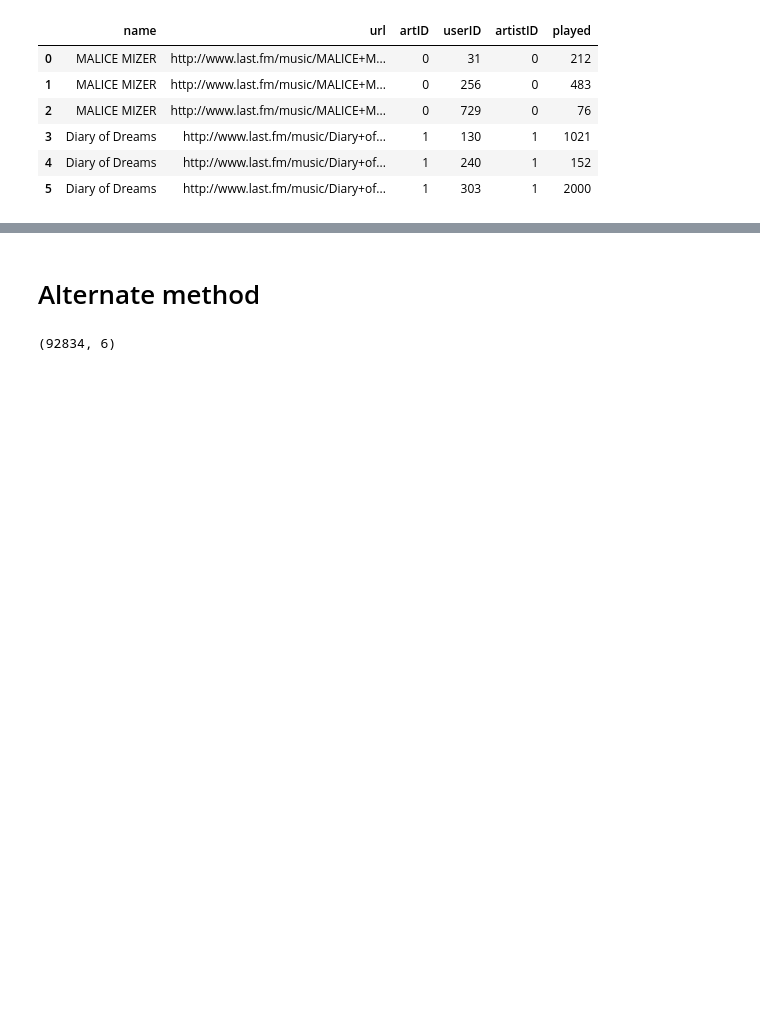
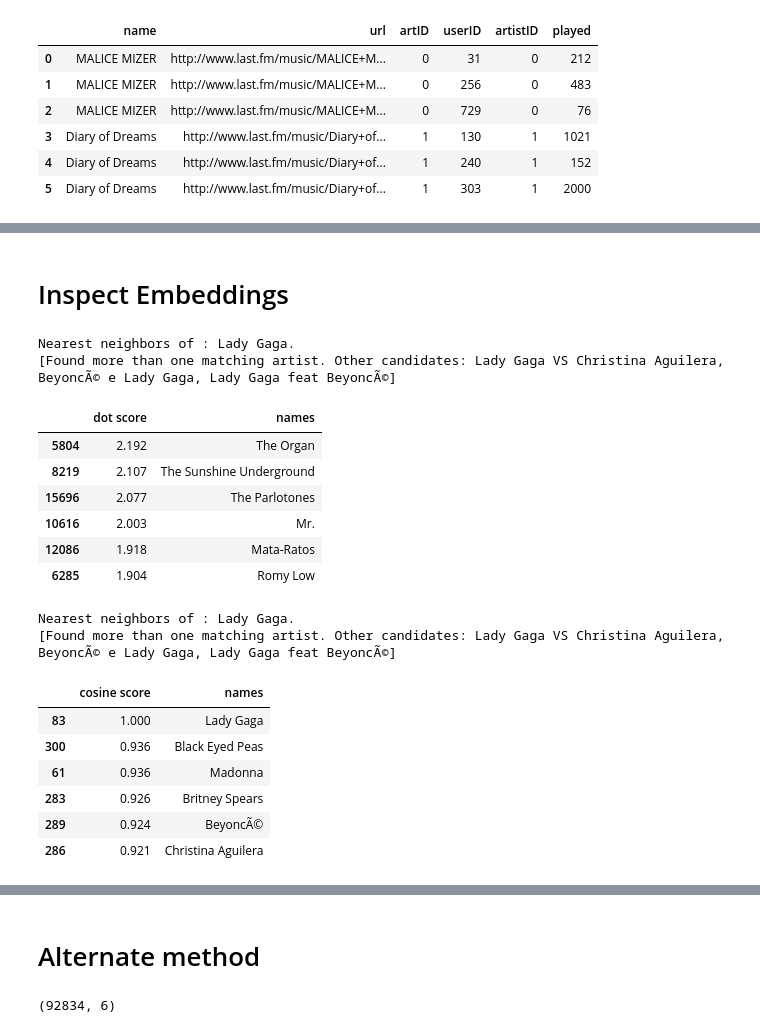
Before and after one commit to kiansweeney11/Ca4015-final-assignment, a Jupyter notebook: recommender.ipynb, the cells around one changed output, grey strips where cells are left out. Cells and saved outputs as stored; diff of their text form; code cells hidden in the pictures; blank space fills up the shorter version.

```diff
--- a/recommender.ipynb
+++ b/recommender.ipynb
@@ -1200,0 +1203,55 @@ played.head()
+# %% [markdown]
+# Inspect Embeddings
+# %%
+DOT = 'dot'
+COSINE = 'cosine'
+def compute_scores(query_embedding, item_embeddings, measure=DOT):
+  u = query_embedding
+  V = item_embeddings
+  if measure == COSINE:
+    V = V / np.linalg.norm(V, axis=1, keepdims=True)
+    u = u / np.linalg.norm(u)
+  scores = u.dot(V.T)
+  return scores
+# %%
+def artist_neighbors(model, title_substring, measure=DOT, k=6):
+  ids =  df[df['name'].str.contains(title_substring)].index.values
+  titles = df.iloc[ids]['name'].values
+  if len(titles) == 0:
+    raise ValueError("Found no artist with title %s" % title_substring)
+  print("Nearest neighbors of : %s." % titles[0])
+  if len(titles) > 1:
+    print("[Found more than one matching artist. Other candidates: {}]".format(
+        ", ".join(titles[1:])))
+  artistID = ids[0]
+  scores = compute_scores(
+      model.embeddings["artID"][artistID], model.embeddings["artID"],
+      measure)
+  score_key = measure + ' score'
+  df7 = pd.DataFrame({
+      score_key: list(scores),
+      'names': df['name'],
+  })
+  display.display(df7.sort_values([score_key], ascending=False).head(k))
+# %%
+artist_neighbors(model, "Lady Gaga", DOT)
+artist_neighbors(model, "Lady Gaga", COSINE)
+# %% [output]
+Nearest neighbors of : Lady Gaga.
+[Found more than one matching artist. Other candidates: Lady Gaga VS Christina Aguilera, BeyoncÃ© e Lady Gaga, Lady Gaga feat BeyoncÃ©]
+|  | dot score | names |
+| 5804 | 2.192 | The Organ |
+| 8219 | 2.107 | The Sunshine Underground |
+| 15696 | 2.077 | The Parlotones |
+| 10616 | 2.003 | Mr. |
+| 12086 | 1.918 | Mata-Ratos |
+| 6285 | 1.904 | Romy Low |
+Nearest neighbors of : Lady Gaga.
+[Found more than one matching artist. Other candidates: Lady Gaga VS Christina Aguilera, BeyoncÃ© e Lady Gaga, Lady Gaga feat BeyoncÃ©]
+|  | cosine score | names |
+| 83 | 1.000 | Lady Gaga |
+| 300 | 0.936 | Black Eyed Peas |
+| 61 | 0.936 | Madonna |
+| 283 | 0.926 | Britney Spears |
+| 289 | 0.924 | BeyoncÃ© |
+| 286 | 0.921 | Christina Aguilera |
```
Also changed, not shown: parts of 13 cells of this notebook.
